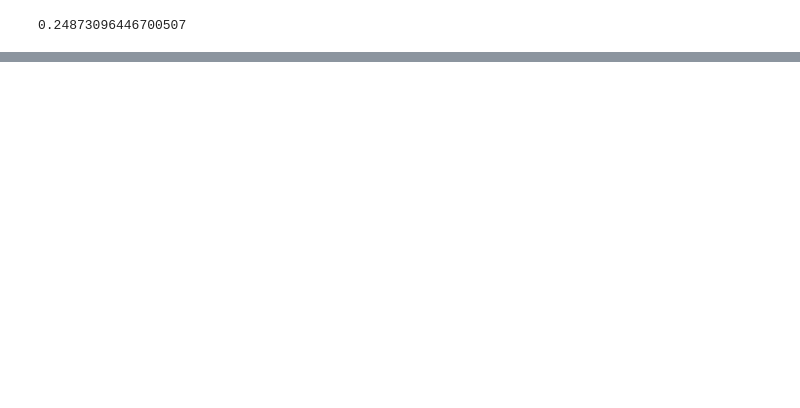
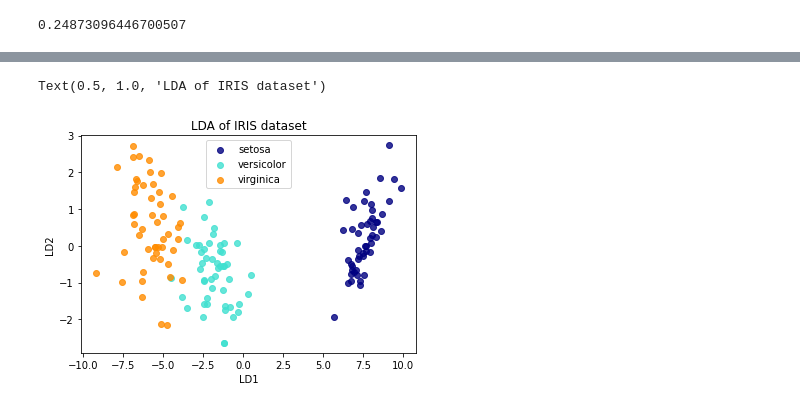
Before and after one commit to Dkepffl/2022-1-Lecture_Note, a Jupyter notebook: Statistical_Methods_for_Big_Data_Analysis/Chapter2.ipynb, the cells around one changed output, grey strips where cells are left out. Cells and saved outputs as stored; diff of their text form; code cells hidden in the pictures; blank space fills up the shorter version.

```diff
--- a/Statistical_Methods_for_Big_Data_Analysis/Chapter2.ipynb
+++ b/Statistical_Methods_for_Big_Data_Analysis/Chapter2.ipynb
@@ -522,0 +600,33 @@ misclass_rate
+# %%
+# import package
+import matplotlib.pyplot as plt
+
+from sklearn import datasets
+from sklearn.discriminant_analysis import LinearDiscriminantAnalysis
+
+# import dataset
+myiris = datasets.load_iris()
+# %%
+# data preprocessing
+X = myiris.data
+Y = myiris.target
+target_names = myiris.target_names
+# %%
+# model fitting # LDA
+lda = LinearDiscriminantAnalysis(n_components = 2) # n_componenets = (number of class - 1)
+res = lda.fit(X,Y).transform(X)
+# %%
+# visualization
+plt.figure()
+colors = ["navy", "turquoise", "darkorange"]
+
+for color, i, target_name in zip(colors, [0, 1, 2], target_names):
+  plt.scatter(res[Y == i, 0], res[Y == i, 1], alpha = 0.8, color=color, label = target_name)
+
+plt.xlabel("LD1")
+plt.ylabel("LD2")
+plt.legend(loc = "best", shadow = False, scatterpoints = 1)
+plt.title("LDA of IRIS dataset")
+# %% [output]
+Text(0.5, 1.0, 'LDA of IRIS dataset')
+[figure, added]
```
Also changed, not shown: parts of 11 cells of this notebook.
